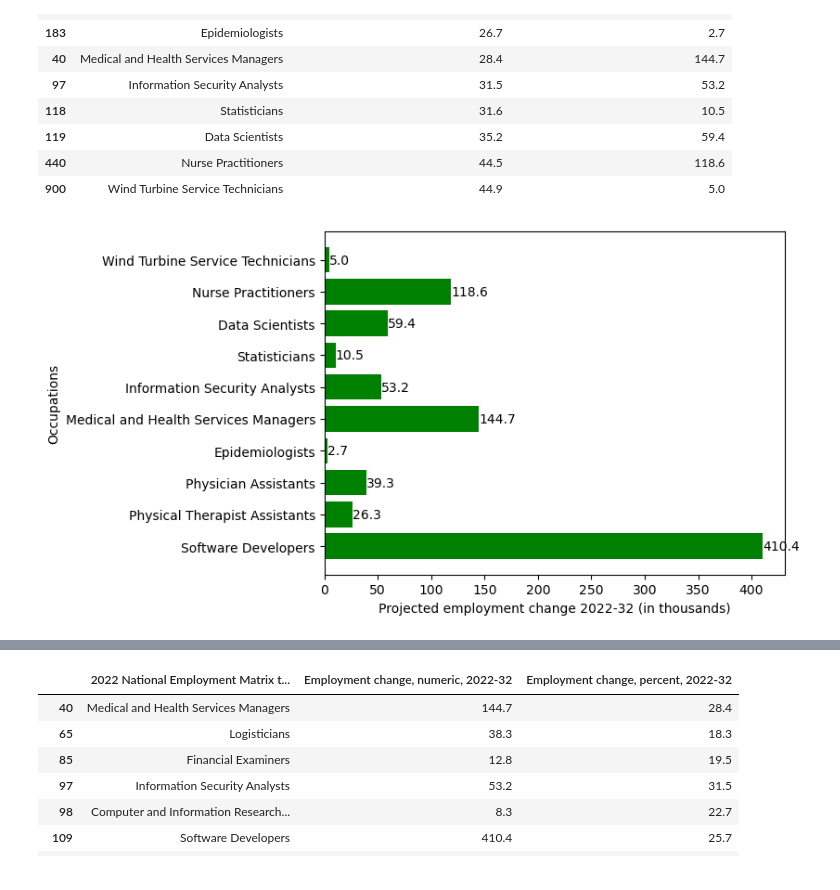
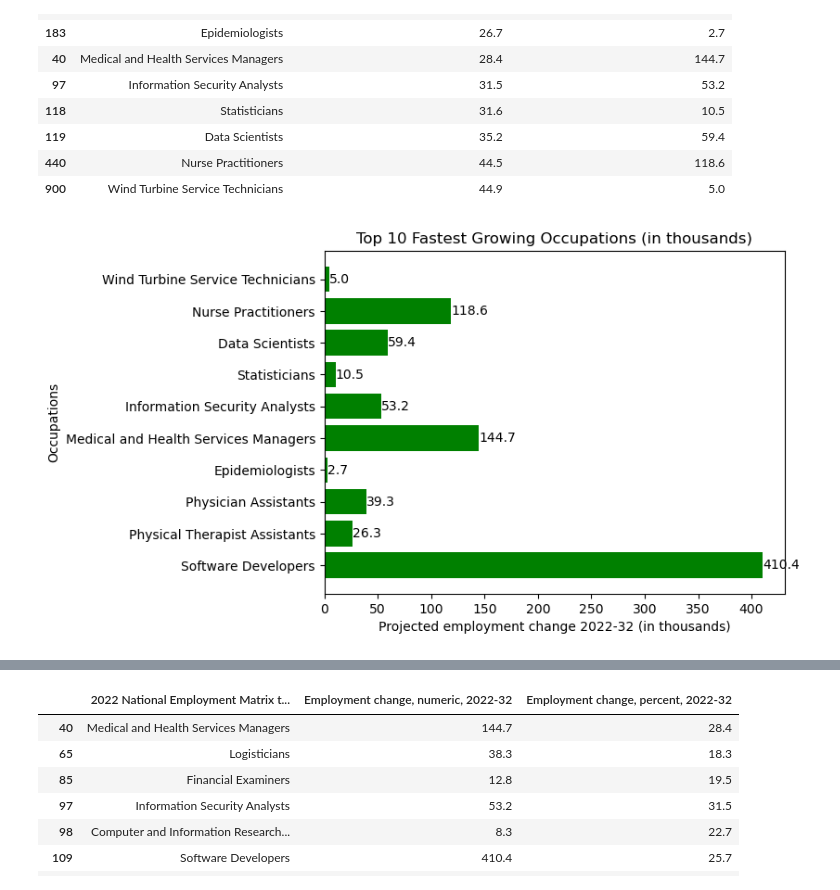
Before and after one commit to vinaya-kusuma/Project1, a Jupyter notebook: Occupation_Analysis.ipynb, the cells around one changed output, grey strips where cells are left out. Cells and saved outputs as stored; diff of their text form; code cells hidden in the pictures.

```diff
--- a/Occupation_Analysis.ipynb
+++ b/Occupation_Analysis.ipynb
@@ -549,24 +577,24 @@ fastest_growing_occ_top10
 # %%
 
 fastest_growing_occ_top10_new = fastest_growing_occ_top10.sort_values(by='Employment change, percent, 2022-32',ascending = True)
 
 plt.barh(fastest_growing_occ_top10_new["2022 National Employment Matrix title"], fastest_growing_occ_top10_new['Employment change, numeric, 2022-32'], color="green")
 
 for i, v in enumerate(fastest_growing_occ_top10_new['Employment change, numeric, 2022-32'].to_list()):
     label = f"{v}"
     plt.text(v, i, label, va='center')
 
 # Add labels and title
 
 plt.xlabel('Projected employment change 2022-32 (in thousands)')
 plt.ylabel('Occupations')
-# plt.title('Top 10 Fastest Growing Occupations')
+plt.title('Top 10 Fastest Growing Occupations (in thousands)')
 
 # Save the figure
 plt.savefig("Outputs/Fastest_Growing_Occ_Numeric.png")
 
 
 # Show the plot
 plt.show()
 # %% [output]
-[figure, old version]
+[figure, new version]
```
Also changed, not shown: parts of 13 cells of this notebook, 3 other files.
